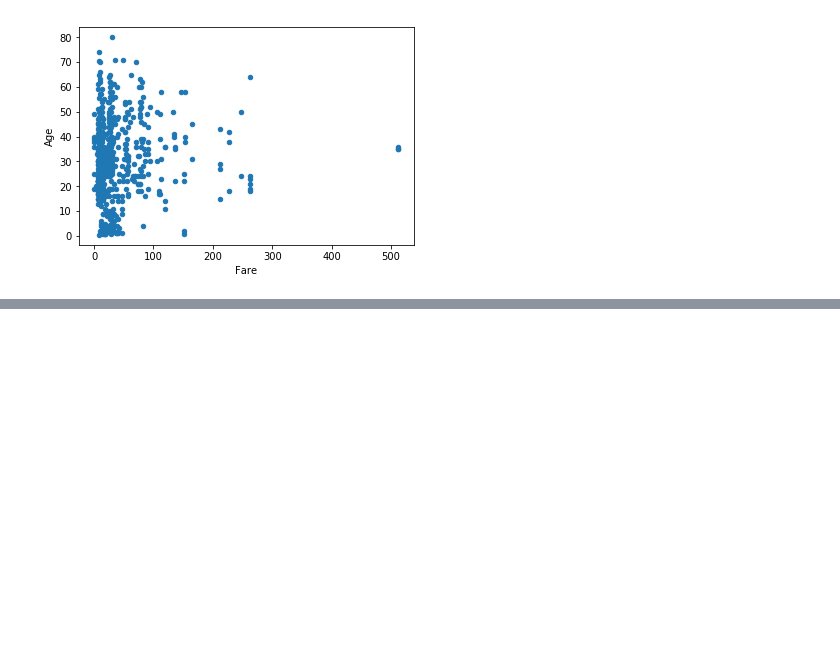
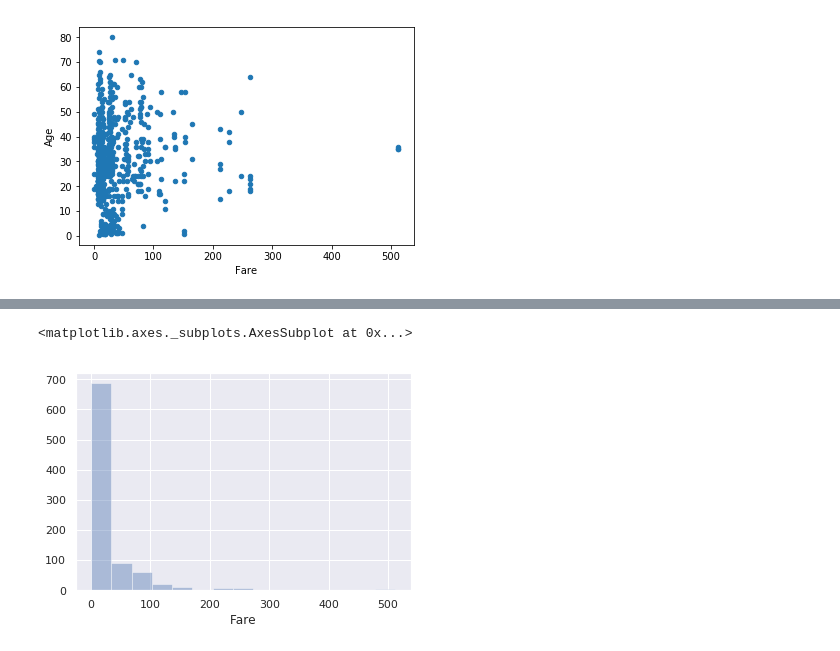
Before and after one commit to wfjvdham/python-course, a Jupyter notebook: explore/README.ipynb, the cells around one changed output, grey strips where cells are left out. Saved outputs shown, nothing was run; the diff lists cells and outputs as text; code cells hidden in the pictures; blank space fills up the shorter version.

```diff
--- a/explore/README.ipynb
+++ b/explore/README.ipynb
@@ -63,0 +125,5 @@ titanic_df.plot(kind='scatter', x='Fare', y='Age')
+# %%
+sns.distplot(titanic_df['Fare'], bins=15, kde=False)
+# %% [output]
+<matplotlib.axes._subplots.AxesSubplot at 0x...>
+[figure, added]
```
Also changed, not shown: parts of 24 cells of this notebook.
